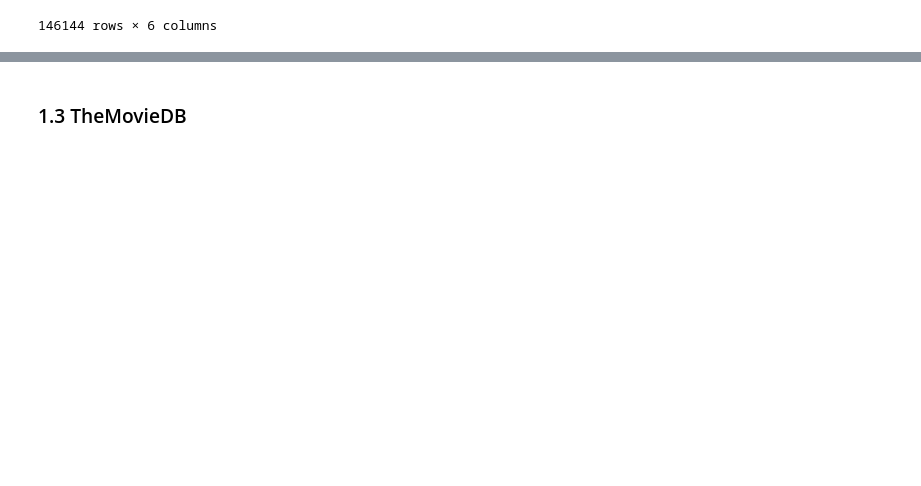
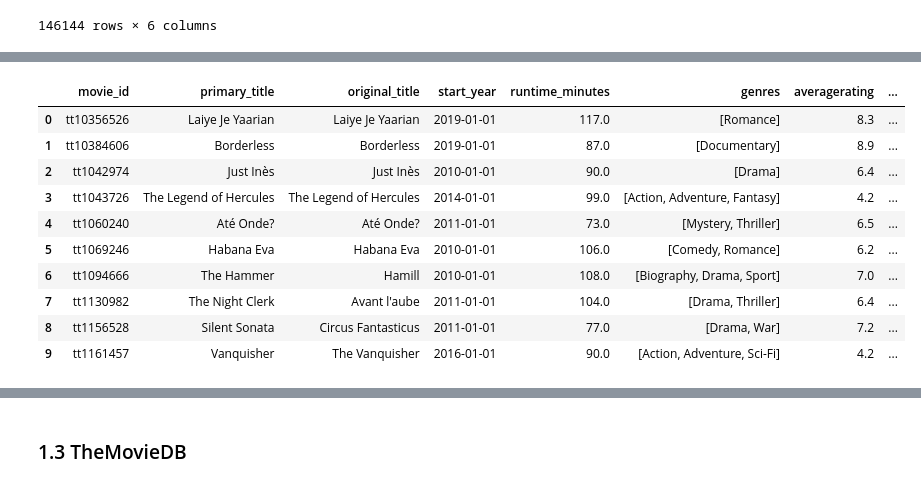
Before and after one commit to gregorymikuro/Microsoft-Box-Office-Movie-Studio-EDA-Project, a Jupyter notebook: student.ipynb, the cells around one changed output, grey strips where cells are left out. Cells and saved outputs as stored; diff of their text form; code cells hidden in the pictures; blank space fills up the shorter version.

Commit message:
Data Cleaning - Changing data types

```diff
--- a/student.ipynb
+++ b/student.ipynb
@@ -212,0 +317,24 @@ memory usage: 5.1+ MB
+# %%
+# Convert 'start_year' column to datetime
+cleaned_merged_imdb_df['start_year'] = pd.to_datetime(cleaned_merged_imdb_df['start_year'], format='%Y')
+
+# Convert 'genres' column to a list of genres
+cleaned_merged_imdb_df['genres'] = cleaned_merged_imdb_df['genres'].str.split(',')
+
+# Reset the index of the DataFrame
+cleaned_merged_imdb_df.reset_index(drop=True, inplace=True)
+
+# Print the cleaned DataFrame
+cleaned_merged_imdb_df
+# %% [output]
+|  | movie_id | primary_title | original_title | start_year | runtime_minutes | genres | averagerating | ... |
+| 0 | tt10356526 | Laiye Je Yaarian | Laiye Je Yaarian | 2019-01-01 | 117.0 | [Romance] | 8.3 | ... |
+| 1 | tt10384606 | Borderless | Borderless | 2019-01-01 | 87.0 | [Documentary] | 8.9 | ... |
+| 2 | tt1042974 | Just Inès | Just Inès | 2010-01-01 | 90.0 | [Drama] | 6.4 | ... |
+| 3 | tt1043726 | The Legend of Hercules | The Legend of Hercules | 2014-01-01 | 99.0 | [Action, Adventure, Fantasy] | 4.2 | ... |
+| 4 | tt1060240 | Até Onde? | Até Onde? | 2011-01-01 | 73.0 | [Mystery, Thriller] | 6.5 | ... |
+| 5 | tt1069246 | Habana Eva | Habana Eva | 2010-01-01 | 106.0 | [Comedy, Romance] | 6.2 | ... |
+| 6 | tt1094666 | The Hammer | Hamill | 2010-01-01 | 108.0 | [Biography, Drama, Sport] | 7.0 | ... |
+| 7 | tt1130982 | The Night Clerk | Avant l'aube | 2011-01-01 | 104.0 | [Drama, Thriller] | 6.4 | ... |
+| 8 | tt1156528 | Silent Sonata | Circus Fantasticus | 2011-01-01 | 77.0 | [Drama, War] | 7.2 | ... |
+| 9 | tt1161457 | Vanquisher | The Vanquisher | 2016-01-01 | 90.0 | [Action, Adventure, Sci-Fi] | 4.2 | ... |
```
Also changed, not shown: parts of 20 cells of this notebook.
